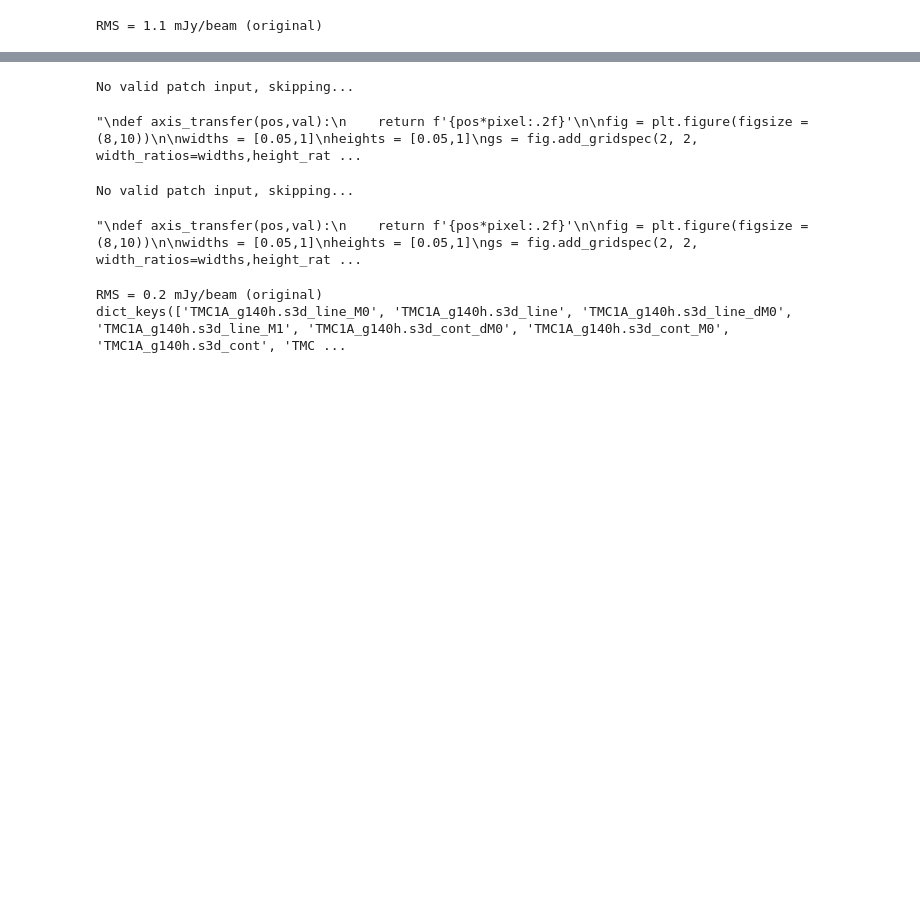
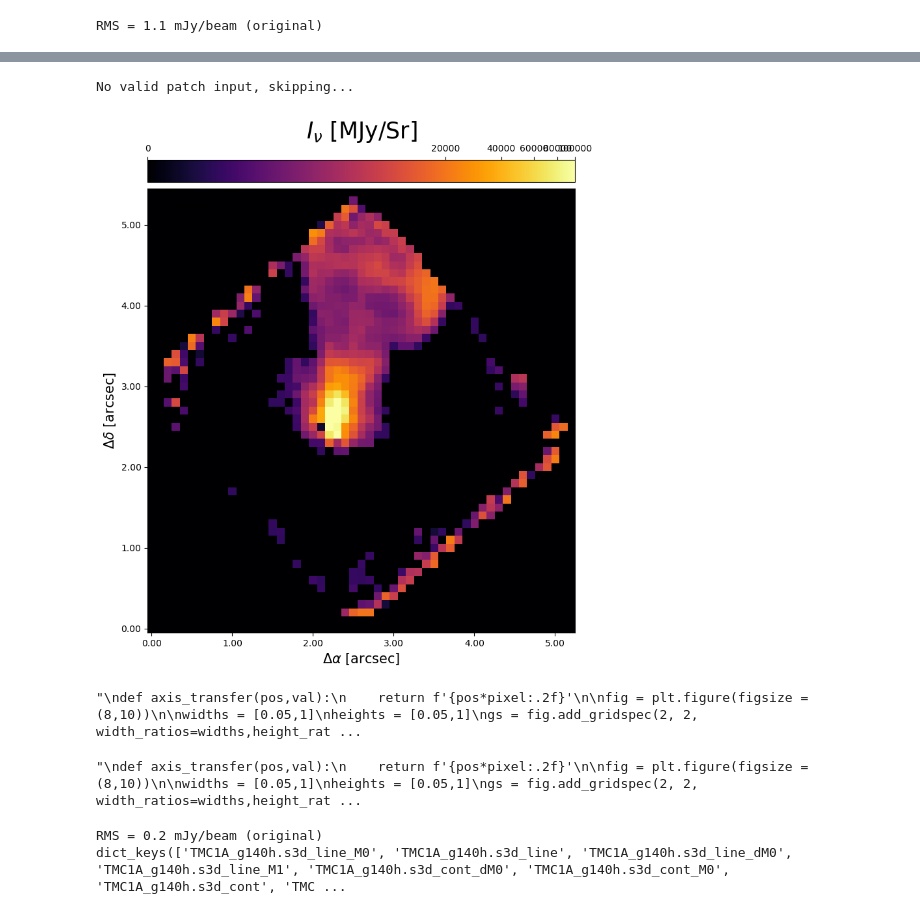
Before and after one commit to KuoJuiWu/2025Fall_ISM_Project, a Jupyter notebook: notebook/ism copy.ipynb, the cells around one changed output, grey strips where cells are left out. Drawn from its saved outputs; the diff is of its cells as text; code cells hidden in the pictures; blank space fills up the shorter version.

```diff
--- a/notebook/ism copy.ipynb
+++ b/notebook/ism copy.ipynb
@@ -232,42 +235,42 @@ dict_keys(['TMC1A_g140h.s3d_line.1sigclip_M0', 'TMC1A_g235h.s3d_line.1sigclip_dM
 # %%
 # Plot the Moment zero map of 1.644 line
-g235_s3d_line_M0 = subcont_dict['TMC1A_g235h.s3d_line.4sigclip_M0']['data']
-pixel = subcont_dict['TMC1A_g235h.s3d_line.4sigclip_M0']['header']['CDELT1']*3600 # change the pixel unit  qfrom deg to arcsec
+g235_s3d_line_M0 = subcont_dict['TMC1A_g235h.s3d_line.2sigclip_M0']['data']
+pixel = subcont_dict['TMC1A_g235h.s3d_line.2sigclip_M0']['header']['CDELT1']*3600 # change the pixel unit  qfrom deg to arcsec
 
 plot_image(data = g235_s3d_line_M0, header = header, vmin = -1, vmax = 1e5)
 '''
 def axis_transfer(pos,val):
     return f'{pos*pixel:.2f}'
 
 fig = plt.figure(figsize = (8,10))
 
 widths = [0.05,1]
 heights = [0.05,1]
 gs = fig.add_gridspec(2, 2, width_ratios=widths,height_ratios=heights)
 gs.update(left=0.05, right=0.95, bottom=0.08, top=0.85, wspace=0.02, hspace=0.02)
 
 ax1 = fig.add_subplot(gs[1,1])
 cbar1 = fig.add_subplot(gs[0,1])
 norm1 = ImageNormalize(g140_s3d_lint_M0, vmin= -1, vmax = 1e5, stretch=AsinhStretch(a=1e-2))
 plt1 = ax1.imshow(g140_s3d_lint_M0, norm = norm1, cmap= 'inferno', origin = 'lower')
 cb1 = Colorbar(ax = cbar1, mappable = plt1, orientation = 'horizontal', ticklocation = 'top', ticks = [0, 1e3, 1e4, 5e4, 1e5])
 
 ax1.xaxis.set_major_formatter(FuncFormatter(axis_transfer))
 ax1.yaxis.set_major_formatter(FuncFormatter(axis_transfer))
 ax1.set_xlabel(r'$\Delta \alpha$' +' [arcsec]', fontsize = 15)
 ax1.set_ylabel(r'$\Delta \delta$'+' [arcsec]',fontsize = 15)
 ax1.text(0.05,0.95, 'FeII',transform=ax1.transAxes,fontsize = 15)
 cbar1.set_title('MJy/Sr km/s',fontsize = 25, pad= 10)
 '''
 # %% [output]
 No valid patch input, skipping...
+[figure, added]
 "\ndef axis_transfer(pos,val):\n    return f'{pos*pixel:.2f}'\n\nfig = plt.figure(figsize = (8,10))\n\nwidths = [0.05,1]\nheights = [0.05,1]\ngs = fig.add_gridspec(2, 2, width_ratios=widths,height_rat ...
 # %%
 # Plot the Moment one map of 1.644 line
 g235_s3d_line_M1 = subcont_dict['TMC1A_g235h.s3d_line.4sigclip_M1']['data']
 pixel = subcont_dict['TMC1A_g235h.s3d_line.4sigclip_M1']['header']['CDELT1']*3600 # change the pixel unit  qfrom deg to arcsec
 
-plot_image(data = g235_s3d_line_M1, header = header, vmin = -200, vmax = 200)
 '''
 def axis_transfer(pos,val):
     return f'{pos*pixel:.2f}'
@@ -293,8 +296,7 @@ ax1.text(0.05,0.95, r'$1.644\mu m$',transform=ax1.transAxes,fontsize = 15)
 cbar1.set_title('km/s',fontsize = 25, pad= 10)
 '''
 # %% [output]
-No valid patch input, skipping...
+"\ndef axis_transfer(pos,val):\n    return f'{pos*pixel:.2f}'\n\nfig = plt.figure(figsize = (8,10))\n\nwidths = [0.05,1]\nheights = [0.05,1]\ngs = fig.add_gridspec(2, 2, width_ratios=widths,height_rat ...
-"\ndef axis_transfer(pos,val):\n    return f'{pos*pixel:.2f}'\n\nfig = plt.figure(figsize = (8,10))\n\nwidths = [0.05,1]\nheights = [0.05,1]\ngs = fig.add_gridspec(2, 2, width_ratios=widths,height_rat ...
 # %%
 # Generate Moment zero map of FeII 1.644 the continuum emission
 filepath = '/media/kuo-jui/data/ISM_finalproject/subtract_continuum/'
```
Also changed, not shown: parts of 1 cell of this notebook, 6 other files.
